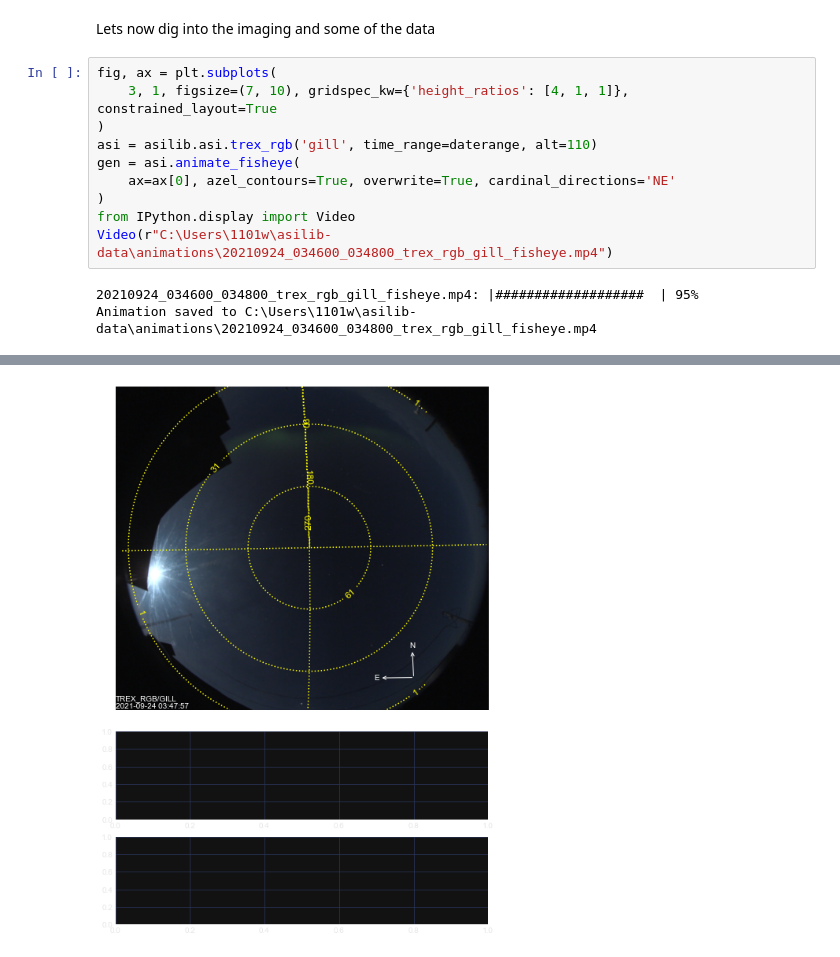
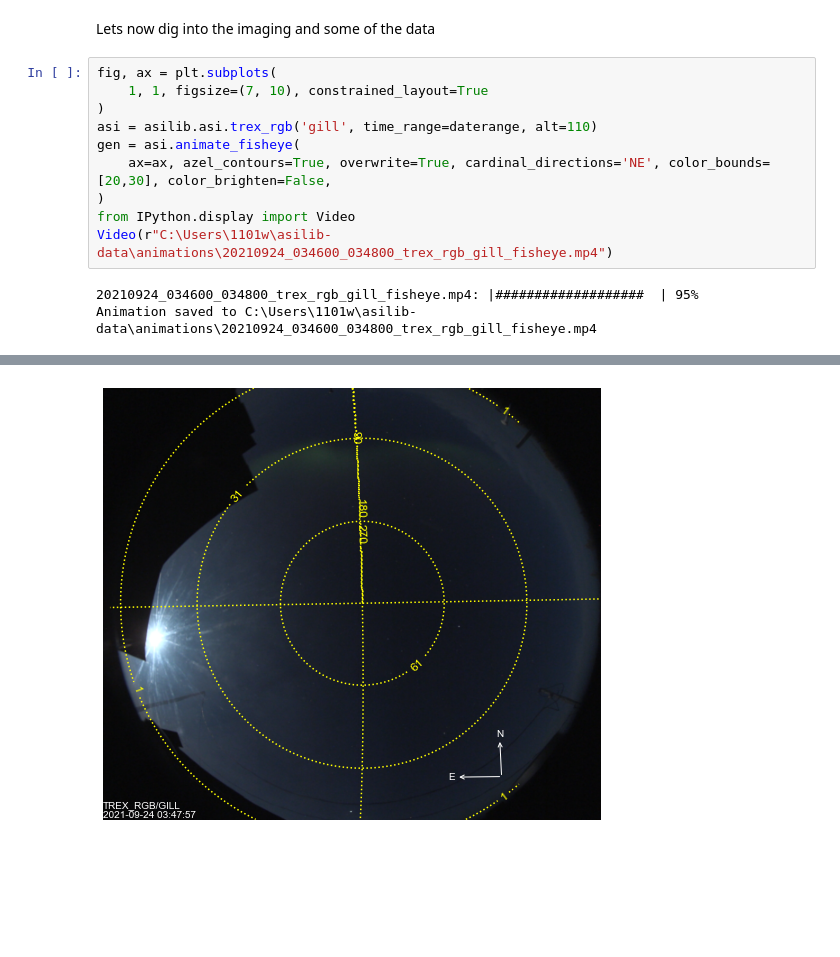
Before and after one commit to CassandraAuri/Physics_Work, a Jupyter notebook: Aurora_Work/CalgaryMapping.ipynb, the cells around one changed output, grey strips where cells are left out. Cells and saved outputs as stored; diff of their text form; blank space fills up the shorter version.

```diff
--- a/Aurora_Work/CalgaryMapping.ipynb
+++ b/Aurora_Work/CalgaryMapping.ipynb
@@ -42,19 +42,19 @@ Good we can see a nice  upward field aligned current $dB = +$ at 3:47:12
 Lets now dig into the imaging and some of the data
 # %%
 fig, ax = plt.subplots(
-    3, 1, figsize=(7, 10), gridspec_kw={'height_ratios': [4, 1, 1]}, constrained_layout=True
+    1, 1, figsize=(7, 10), constrained_layout=True
 )
 asi = asilib.asi.trex_rgb('gill', time_range=daterange, alt=110)
 gen = asi.animate_fisheye(
-    ax=ax[0], azel_contours=True, overwrite=True, cardinal_directions='NE'
+    ax=ax, azel_contours=True, overwrite=True, cardinal_directions='NE', color_bounds=[20,30], color_brighten=False,
 )
 from IPython.display import Video
 Video(r"C:\Users\1101w\asilib-data\animations\20210924_034600_034800_trex_rgb_gill_fisheye.mp4")
 # %% [output]
 20210924_034600_034800_trex_rgb_gill_fisheye.mp4: |###################  | 95%
 Animation saved to C:\Users\1101w\asilib-data\animations\20210924_034600_034800_trex_rgb_gill_fisheye.mp4
 [interactive output not drawn]
-[figure, old version]
+[figure, new version]
 # %%
 
 from IPython.display import Video
```
Also changed, not shown: parts of 7 cells of this notebook.
